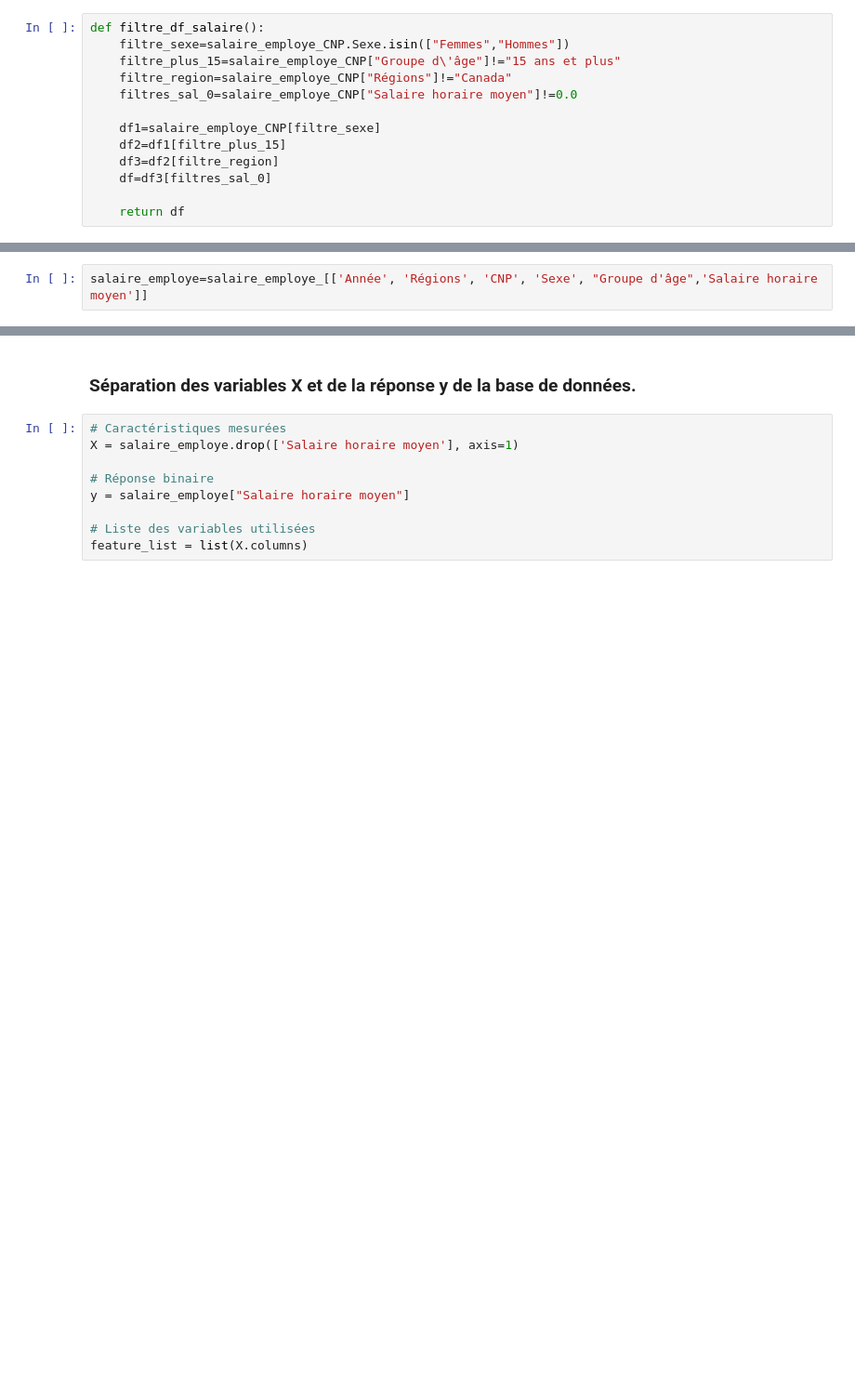
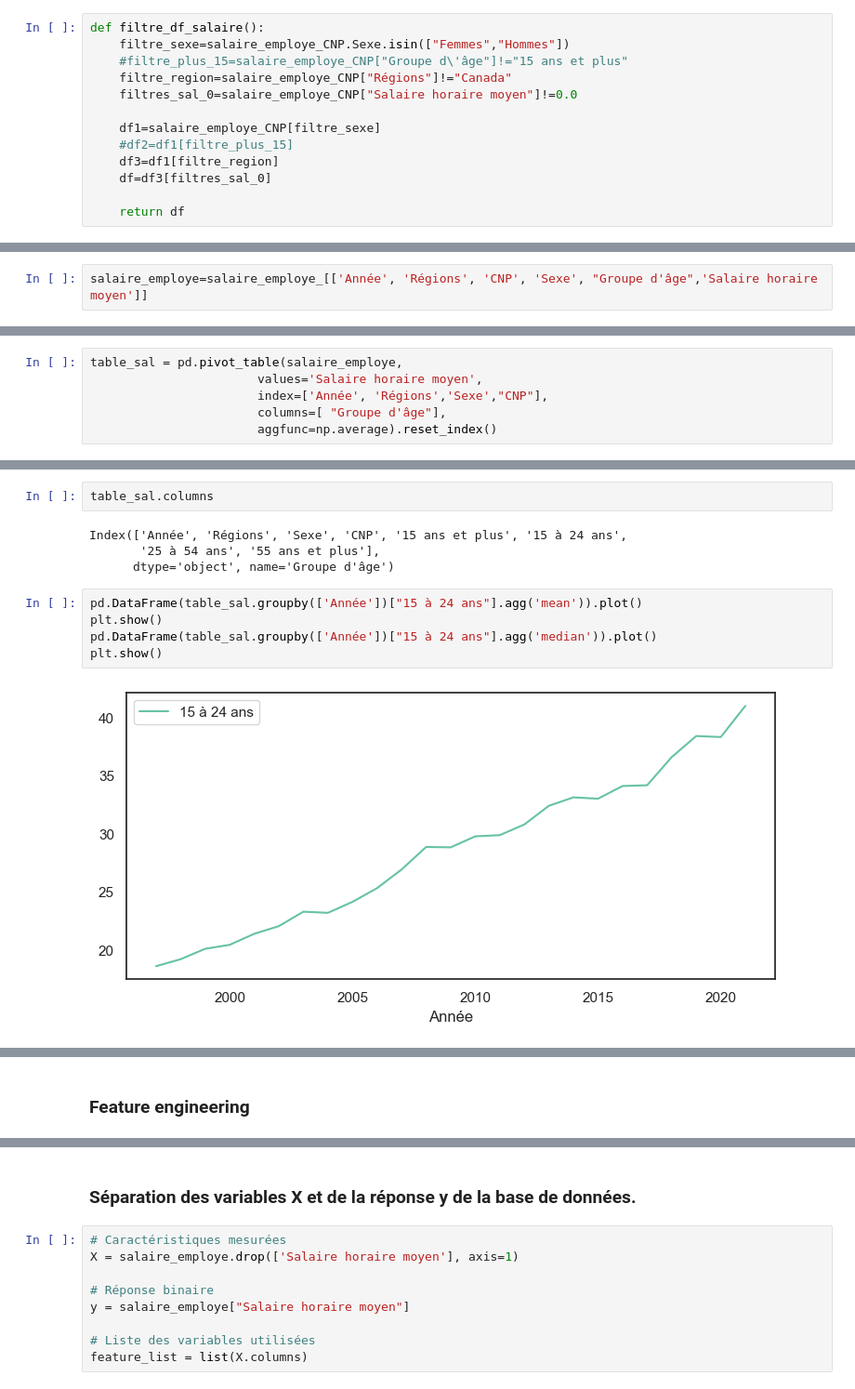
Before and after one commit to marciosdn/projet_77, a Jupyter notebook: Construction du model.ipynb, the cells around one changed output, grey strips where cells are left out. Shown at 93% size. Saved outputs shown, nothing was run; the diff lists cells and outputs as text; blank space fills up the shorter version.

```diff
--- a/Construction du model.ipynb
+++ b/Construction du model.ipynb
@@ -90,13 +165,13 @@ Index(['Année', 'Régions', 'CNP', 'Sexe', 'Groupe d'âge',
 # %%
 def filtre_df_salaire():
     filtre_sexe=salaire_employe_CNP.Sexe.isin(["Femmes","Hommes"])
-    filtre_plus_15=salaire_employe_CNP["Groupe d\'âge"]!="15 ans et plus"
+    #filtre_plus_15=salaire_employe_CNP["Groupe d\'âge"]!="15 ans et plus"
     filtre_region=salaire_employe_CNP["Régions"]!="Canada"
     filtres_sal_0=salaire_employe_CNP["Salaire horaire moyen"]!=0.0
 
     df1=salaire_employe_CNP[filtre_sexe]
-    df2=df1[filtre_plus_15]
-    df3=df2[filtre_region]
+    #df2=df1[filtre_plus_15]
+    df3=df1[filtre_region]
     df=df3[filtres_sal_0]
 
     return df
@@ -135,0 +260,6 @@ Le jeux des données contient 38.712 individus, et 5 variables
+# %%
+table_sal = pd.pivot_table(salaire_employe,
+                       values='Salaire horaire moyen',
+                       index=['Année', 'Régions','Sexe',"CNP"],
+                       columns=[ "Groupe d'âge"],
+                       aggfunc=np.average).reset_index()
@@ -135,0 +323,13 @@ Le jeux des données contient 38.712 individus, et 5 variables
+# %%
+table_sal.columns
+# %% [output]
+Index(['Année', 'Régions', 'Sexe', 'CNP', '15 ans et plus', '15 à 24 ans',
+       '25 à 54 ans', '55 ans et plus'],
+      dtype='object', name='Groupe d'âge')
+# %%
+pd.DataFrame(table_sal.groupby(['Année'])["15 à 24 ans"].agg('mean')).plot()
+plt.show()
+pd.DataFrame(table_sal.groupby(['Année'])["15 à 24 ans"].agg('median')).plot()
+plt.show()
+# %% [output]
+[figure, added]
@@ -135,0 +337,2 @@ Le jeux des données contient 38.712 individus, et 5 variables
+# %% [markdown]
+### Feature engineering
```
Also changed, not shown: parts of 42 cells of this notebook.
